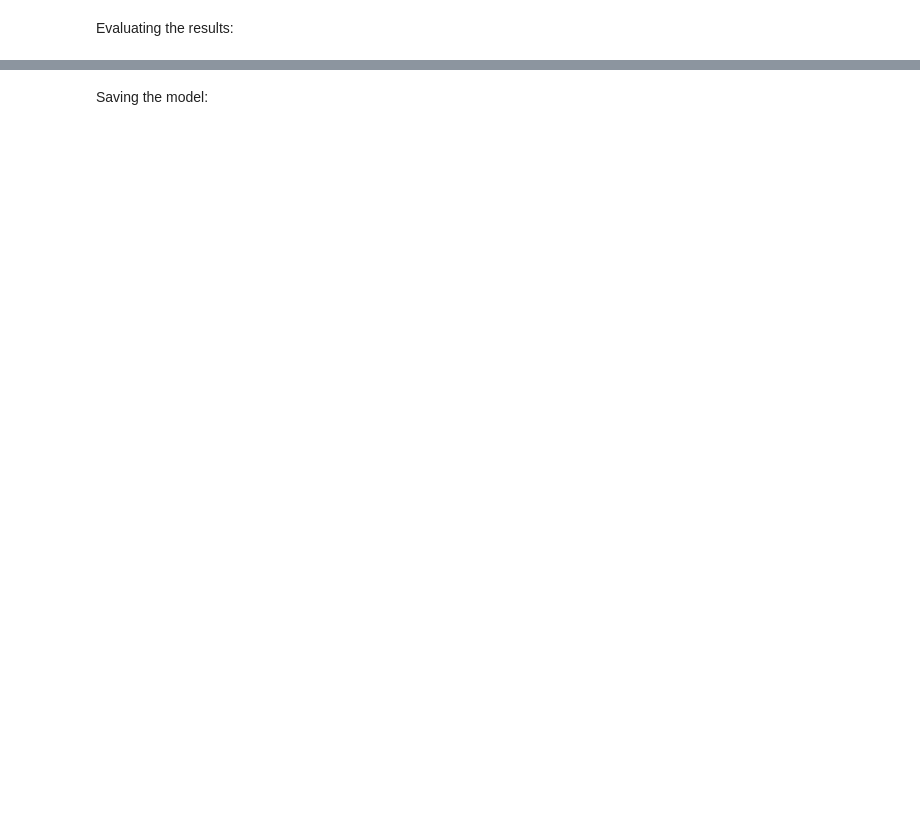
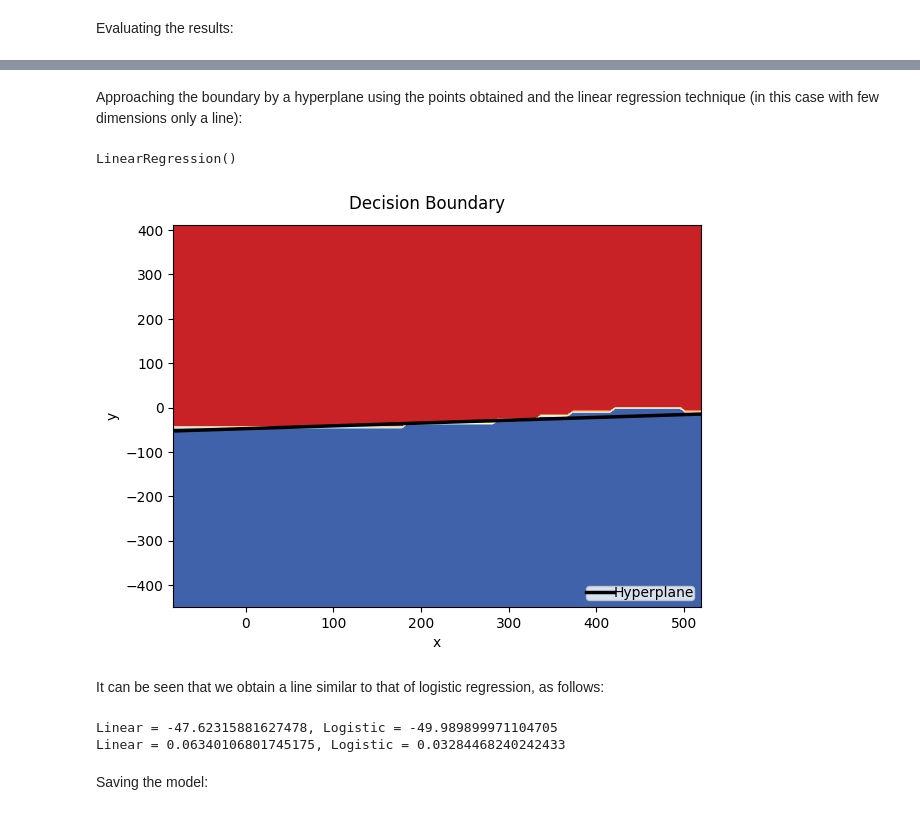
Before and after one commit to filipemedeiross/solving_flappy_bird, a Jupyter notebook: notebooks/intelligent_agent.ipynb, the cells around one changed output, grey strips where cells are left out. Cells and saved outputs as stored; diff of their text form; code cells hidden in the pictures; blank space fills up the shorter version.

```diff
--- a/notebooks/intelligent_agent.ipynb
+++ b/notebooks/intelligent_agent.ipynb
@@ -456,3 +512,44 @@ Obs.: Even though it is not a linear model, the `SVM` with `RBF` kernel has adju
+# %% [markdown]
+Approaching the boundary by a hyperplane using the points obtained and the linear regression technique (in this case with few dimensions only a line):
+# %%
+x_svm = np.array(x_svm).reshape(-1, 1)
+y_svm = np.array(y_svm).reshape(-1, 1)
+
+lin_reg = LinearRegression()
+lin_reg.fit(x_svm, y_svm)
+# %% [output]
+LinearRegression()
+# %%
+# Displaying the bounding region
+ax = plt.subplot(1, 1, 1)
+plt.tight_layout(h_pad=0.5, w_pad=0.5, pad=2.5)
+DecisionBoundaryDisplay.from_estimator(
+    svm_rbf,
+    X_train,
+    cmap=plt.cm.RdYlBu,
+    response_method='predict',
+    ax=ax,
+    xlabel='x',
+    ylabel='y',
+)
+
+x_line = x_min, x_max
+y_line = lin_reg.predict([[x_line[0]]])[0][0], lin_reg.predict([[x_line[1]]])[0][0]
+plt.plot(x_line, y_line, c='black', lw=2.5, label='Hyperplane')
+
+plt.suptitle('Decision Boundary')
+plt.legend(loc='lower right', borderpad=0, handletextpad=0)
+_ = plt.axis('tight')
+# %% [output]
+[figure, added]
+# %% [markdown]
+It can be seen that we obtain a line similar to that of logistic regression, as follows:
+# %%
+print(f'Linear = {lin_reg.intercept_[0]}, Logistic = {n_log}')
+print(f'Linear = {lin_reg.coef_[0][0]}, Logistic = {m_log}')
+# %% [output]
+Linear = -47.62315881627478, Logistic = -49.989899971104705
+Linear = 0.06340106801745175, Logistic = 0.03284468240242433
 # %% [markdown]
 Saving the model:
 # %%
```
Also changed, not shown: parts of 22 cells of this notebook, 3 other files.
